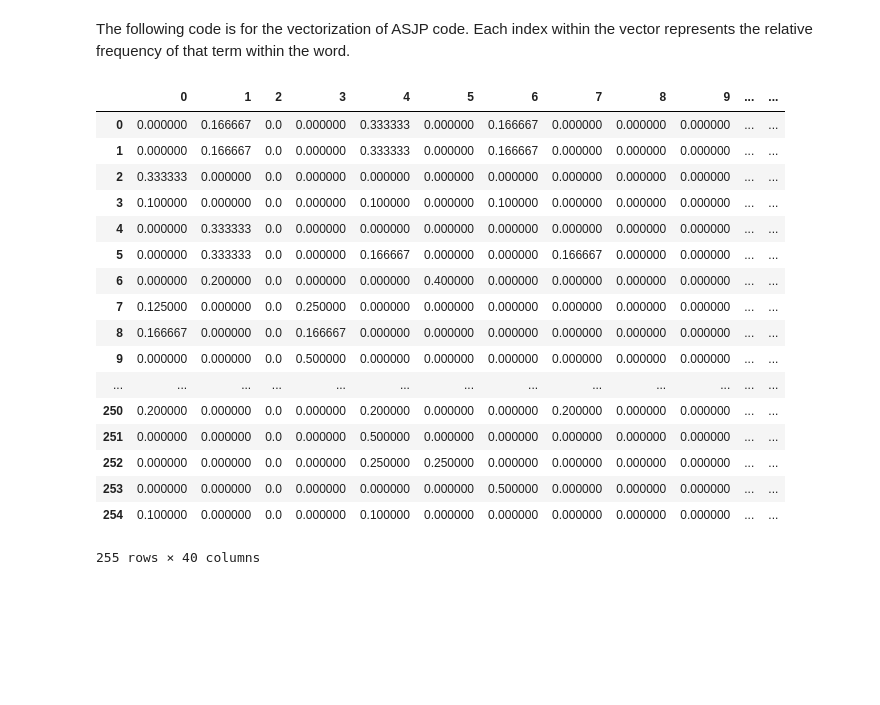
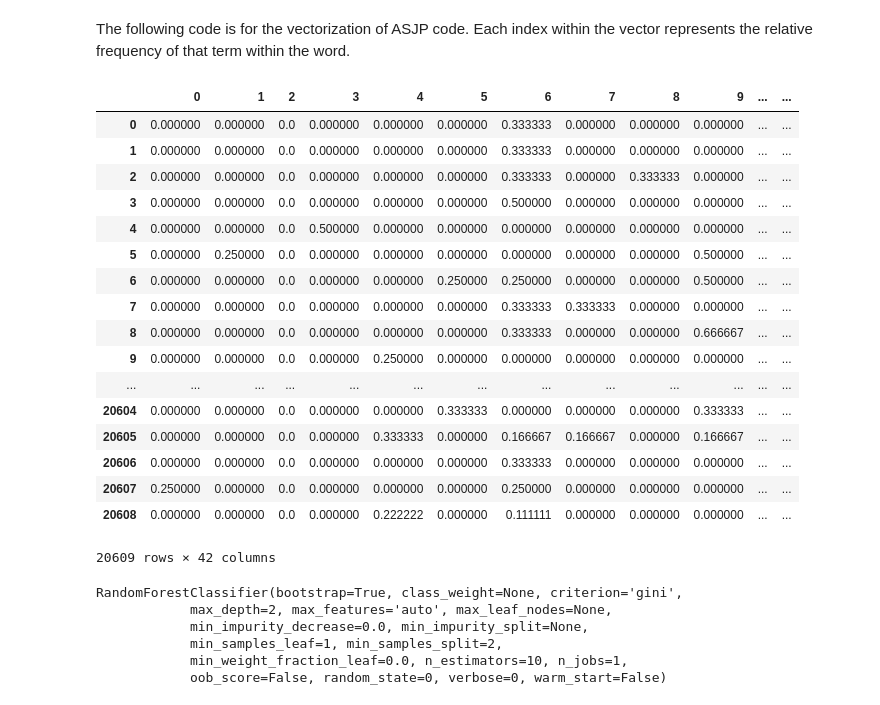
Before and after one commit to CNew88/Swadesh, a Jupyter notebook: CSC 450 Project2.ipynb, the cells around one changed output. Saved outputs shown, nothing was run; the diff lists cells and outputs as text; code cells hidden in the pictures; blank space fills up the shorter version.

```diff
--- a/CSC 450 Project2.ipynb
+++ b/CSC 450 Project2.ipynb
@@ -53,10 +54,11 @@ ASJPToIndex = {"i" : 0,
 
 vectors = pd.DataFrame(columns=range(0,40))
 def getVector(string):
-    ser = pd.Series(np.zeros(40), index=range(0,40))
-    for c in string:
-        if c.isalnum():
-            ser[ASJPToIndex[c]] += 1/len(string)
+    ser = pd.Series(np.zeros(41), index=range(0,41))
+    ser[41] = string.index[0]
+    for c in string[0]:
+        if c in ASJPToIndex:
+            ser[ASJPToIndex[c]] += 1/len(string[0])
     global vectors
     vectors = vectors.append(ser,ignore_index=True)
 #The following lines show example use
@@ -68,25 +70,30 @@ def getVector(string):
 #getVector(dave)
 #vectors#.to_csv('bob.csv', sep=',', encoding='utf-8') #To file
 # %%
-data.bark.dropna().apply(getVector) # cleaner but seems to obscure the column name
-#pd.DataFrame(data, columns=['bark']).dropna().apply(getVector, axis=1)
+#data.bark.dropna().apply(getVector) # cleaner but seems to obscure the column name
+y = 0
+def getget(x):
+    global y
+    print(x)#x.name)
+pd.DataFrame(data, columns=['bird']).dropna().apply(getVector, axis=1)
 vectors
+#data.dropna().loc[:,"I":].transpose().apply(getget, axis=1)
 # %% [output]
 |  | 0 | 1 | 2 | 3 | 4 | 5 | 6 | 7 | 8 | 9 | ... | ... |
-| 0 | 0.000000 | 0.166667 | 0.0 | 0.000000 | 0.333333 | 0.000000 | 0.166667 | 0.000000 | 0.000000 | 0.000000 | ... | ... |
-| 1 | 0.000000 | 0.166667 | 0.0 | 0.000000 | 0.333333 | 0.000000 | 0.166667 | 0.000000 | 0.000000 | 0.000000 | ... | ... |
-| 2 | 0.333333 | 0.000000 | 0.0 | 0.000000 | 0.000000 | 0.000000 | 0.000000 | 0.000000 | 0.000000 | 0.000000 | ... | ... |
-| 3 | 0.100000 | 0.000000 | 0.0 | 0.000000 | 0.100000 | 0.000000 | 0.100000 | 0.000000 | 0.000000 | 0.000000 | ... | ... |
-| 4 | 0.000000 | 0.333333 | 0.0 | 0.000000 | 0.000000 | 0.000000 | 0.000000 | 0.000000 | 0.000000 | 0.000000 | ... | ... |
-| 5 | 0.000000 | 0.333333 | 0.0 | 0.000000 | 0.166667 | 0.000000 | 0.000000 | 0.166667 | 0.000000 | 0.000000 | ... | ... |
-| 6 | 0.000000 | 0.200000 | 0.0 | 0.000000 | 0.000000 | 0.400000 | 0.000000 | 0.000000 | 0.000000 | 0.000000 | ... | ... |
-| 7 | 0.125000 | 0.000000 | 0.0 | 0.250000 | 0.000000 | 0.000000 | 0.000000 | 0.000000 | 0.000000 | 0.000000 | ... | ... |
-| 8 | 0.166667 | 0.000000 | 0.0 | 0.166667 | 0.000000 | 0.000000 | 0.000000 | 0.000000 | 0.000000 | 0.000000 | ... | ... |
-| 9 | 0.000000 | 0.000000 | 0.0 | 0.500000 | 0.000000 | 0.000000 | 0.000000 | 0.000000 | 0.000000 | 0.000000 | ... | ... |
+| 0 | 0.000000 | 0.000000 | 0.0 | 0.000000 | 0.000000 | 0.000000 | 0.333333 | 0.000000 | 0.000000 | 0.000000 | ... | ... |
+| 1 | 0.000000 | 0.000000 | 0.0 | 0.000000 | 0.000000 | 0.000000 | 0.333333 | 0.000000 | 0.000000 | 0.000000 | ... | ... |
+| 2 | 0.000000 | 0.000000 | 0.0 | 0.000000 | 0.000000 | 0.000000 | 0.333333 | 0.000000 | 0.333333 | 0.000000 | ... | ... |
+| 3 | 0.000000 | 0.000000 | 0.0 | 0.000000 | 0.000000 | 0.000000 | 0.500000 | 0.000000 | 0.000000 | 0.000000 | ... | ... |
+| 4 | 0.000000 | 0.000000 | 0.0 | 0.500000 | 0.000000 | 0.000000 | 0.000000 | 0.000000 | 0.000000 | 0.000000 | ... | ... |
+| 5 | 0.000000 | 0.250000 | 0.0 | 0.000000 | 0.000000 | 0.000000 | 0.000000 | 0.000000 | 0.000000 | 0.500000 | ... | ... |
+| 6 | 0.000000 | 0.000000 | 0.0 | 0.000000 | 0.000000 | 0.250000 | 0.250000 | 0.000000 | 0.000000 | 0.500000 | ... | ... |
+| 7 | 0.000000 | 0.000000 | 0.0 | 0.000000 | 0.000000 | 0.000000 | 0.333333 | 0.333333 | 0.000000 | 0.000000 | ... | ... |
+| 8 | 0.000000 | 0.000000 | 0.0 | 0.000000 | 0.000000 | 0.000000 | 0.333333 | 0.000000 | 0.000000 | 0.666667 | ... | ... |
+| 9 | 0.000000 | 0.000000 | 0.0 | 0.000000 | 0.250000 | 0.000000 | 0.000000 | 0.000000 | 0.000000 | 0.000000 | ... | ... |
 | ... | ... | ... | ... | ... | ... | ... | ... | ... | ... | ... | ... | ... |
-| 250 | 0.200000 | 0.000000 | 0.0 | 0.000000 | 0.200000 | 0.000000 | 0.000000 | 0.200000 | 0.000000 | 0.000000 | ... | ... |
-| 251 | 0.000000 | 0.000000 | 0.0 | 0.000000 | 0.500000 | 0.000000 | 0.000000 | 0.000000 | 0.000000 | 0.000000 | ... | ... |
-| 252 | 0.000000 | 0.000000 | 0.0 | 0.000000 | 0.250000 | 0.250000 | 0.000000 | 0.000000 | 0.000000 | 0.000000 | ... | ... |
-| 253 | 0.000000 | 0.000000 | 0.0 | 0.000000 | 0.000000 | 0.000000 | 0.500000 | 0.000000 | 0.000000 | 0.000000 | ... | ... |
-| 254 | 0.100000 | 0.000000 | 0.0 | 0.000000 | 0.100000 | 0.000000 | 0.000000 | 0.000000 | 0.000000 | 0.000000 | ... | ... |
+| 20604 | 0.000000 | 0.000000 | 0.0 | 0.000000 | 0.000000 | 0.333333 | 0.000000 | 0.000000 | 0.000000 | 0.333333 | ... | ... |
+| 20605 | 0.000000 | 0.000000 | 0.0 | 0.000000 | 0.333333 | 0.000000 | 0.166667 | 0.166667 | 0.000000 | 0.166667 | ... | ... |
+| 20606 | 0.000000 | 0.000000 | 0.0 | 0.000000 | 0.000000 | 0.000000 | 0.333333 | 0.000000 | 0.000000 | 0.000000 | ... | ... |
+| 20607 | 0.250000 | 0.000000 | 0.0 | 0.000000 | 0.000000 | 0.000000 | 0.250000 | 0.000000 | 0.000000 | 0.000000 | ... | ... |
+| 20608 | 0.000000 | 0.000000 | 0.0 | 0.000000 | 0.222222 | 0.000000 | 0.111111 | 0.000000 | 0.000000 | 0.000000 | ... | ... |
-255 rows × 40 columns
+20609 rows × 42 columns
@@ -92,0 +107,10 @@ vectors
+# %%
+rf = RandomForestClassifier(max_depth=2, random_state=0)
+rf.fit(X,Y)
+# %% [output]
+RandomForestClassifier(bootstrap=True, class_weight=None, criterion='gini',
+            max_depth=2, max_features='auto', max_leaf_nodes=None,
+            min_impurity_decrease=0.0, min_impurity_split=None,
+            min_samples_leaf=1, min_samples_split=2,
+            min_weight_fraction_leaf=0.0, n_estimators=10, n_jobs=1,
+            oob_score=False, random_state=0, verbose=0, warm_start=False)
```
Also changed, not shown: parts of 4 cells of this notebook.
